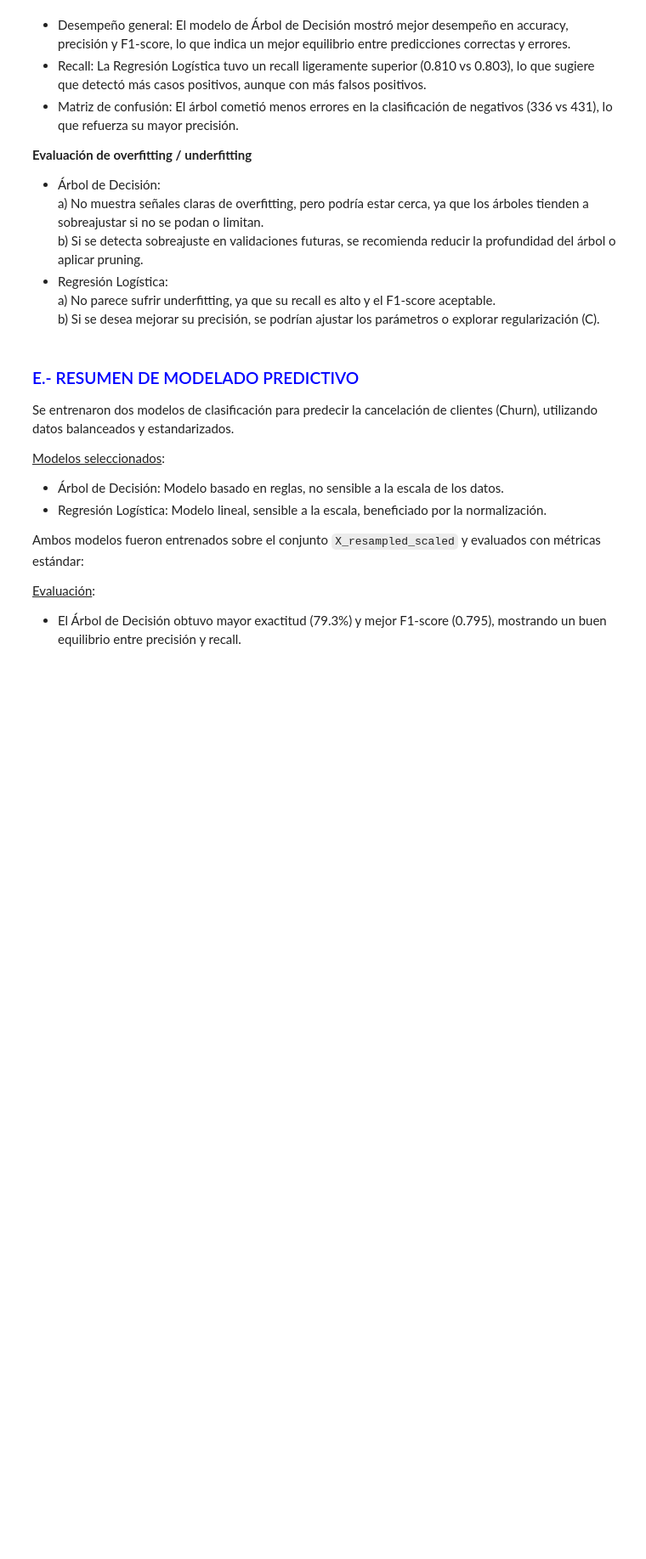
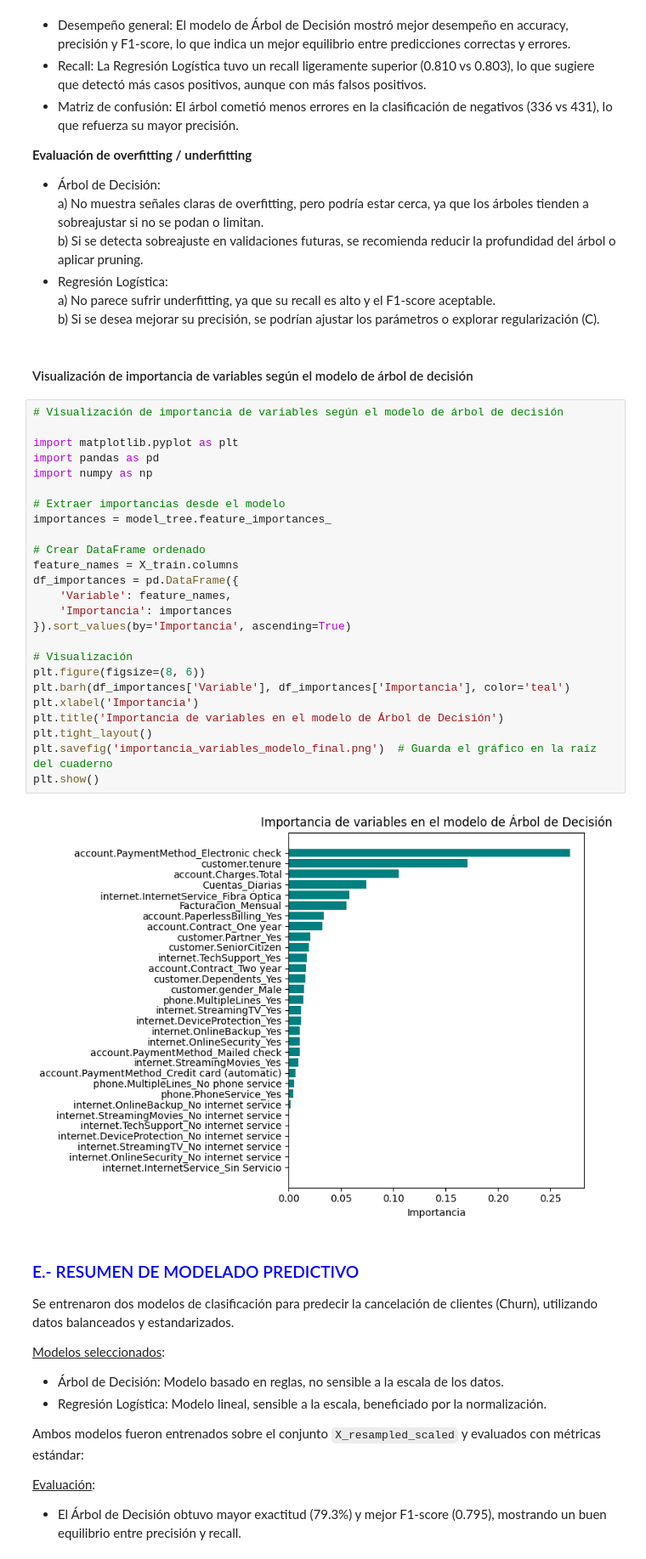
Before and after one commit to Maucho6340/Telecom_X_LATAM_Predict, a Jupyter notebook: Challenge_predict_evasion_op1.ipynb, the cells around one changed output. Shown at 85% size. Saved outputs shown, nothing was run; the diff lists cells and outputs as text; blank space fills up the shorter version.

```diff
--- a/Challenge_predict_evasion_op1.ipynb
+++ b/Challenge_predict_evasion_op1.ipynb
@@ -560,6 +582,35 @@ b) Si se detecta sobreajuste en validaciones futuras, se recomienda reducir la p
 - Regresión Logística:<br>
 a) No parece sufrir underfitting, ya que su recall es alto y el F1-score aceptable.<br>
 b) Si se desea mejorar su precisión, se podrían ajustar los parámetros o explorar regularización (C).
+# %% [markdown]
+#### Visualización de importancia de variables según el modelo de árbol de decisión
+# %%
+# Visualización de importancia de variables según el modelo de árbol de decisión
+
+import matplotlib.pyplot as plt
+import pandas as pd
+import numpy as np
+
+# Extraer importancias desde el modelo
+importances = model_tree.feature_importances_
+
+# Crear DataFrame ordenado
+feature_names = X_train.columns
+df_importances = pd.DataFrame({
+    'Variable': feature_names,
+    'Importancia': importances
+}).sort_values(by='Importancia', ascending=True)
+
+# Visualización
+plt.figure(figsize=(8, 6))
+plt.barh(df_importances['Variable'], df_importances['Importancia'], color='teal')
+plt.xlabel('Importancia')
+plt.title('Importancia de variables en el modelo de Árbol de Decisión')
+plt.tight_layout()
+plt.savefig('importancia_variables_modelo_final.png')  # Guarda el gráfico en la raíz del cuaderno
+plt.show()
+# %% [output]
+[figure, added]
 # %% [markdown]
 ### <font color='blue'>E.- RESUMEN DE MODELADO PREDICTIVO<br>
 
```
Also changed, not shown: parts of 7 cells of this notebook.
